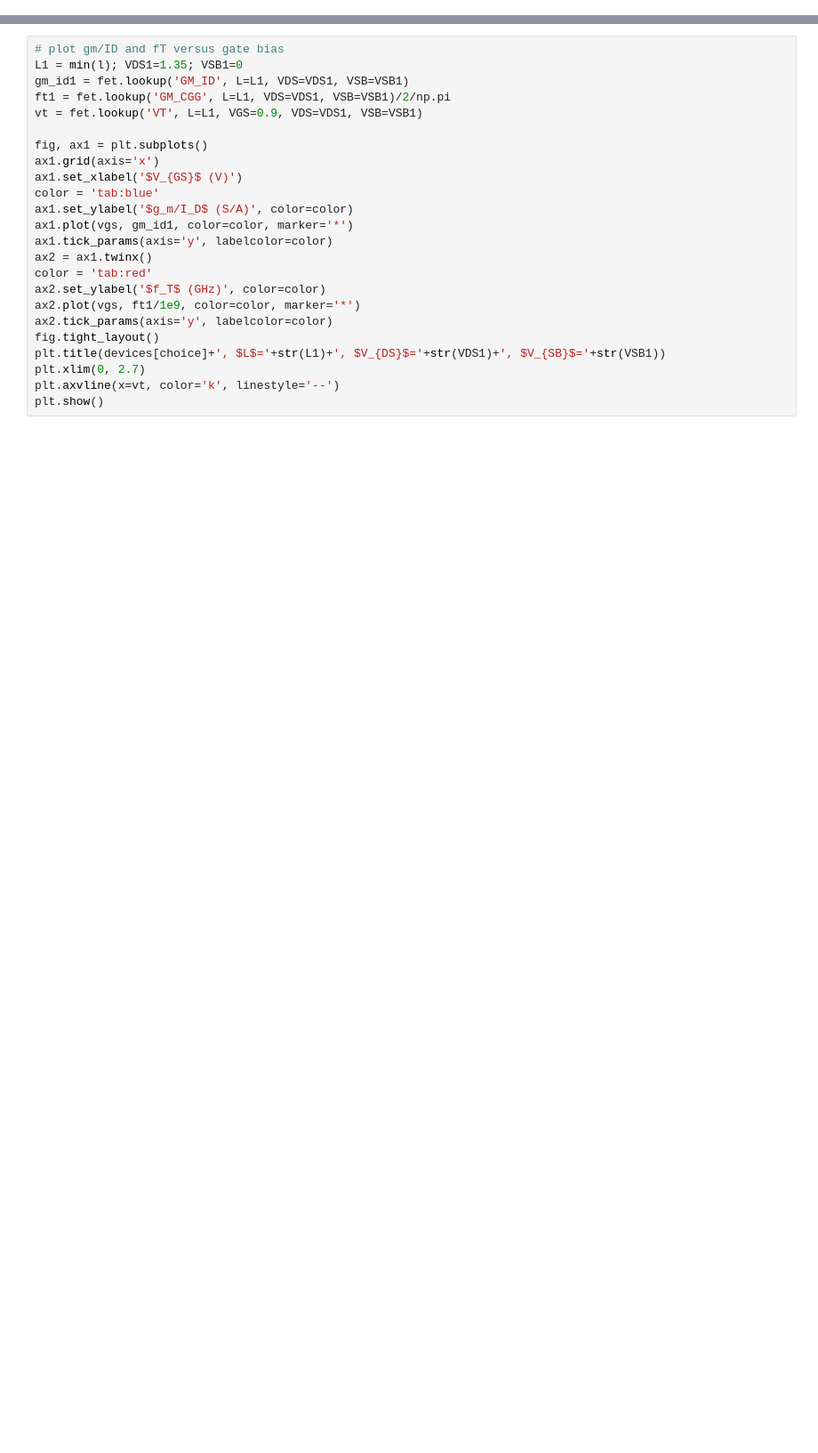
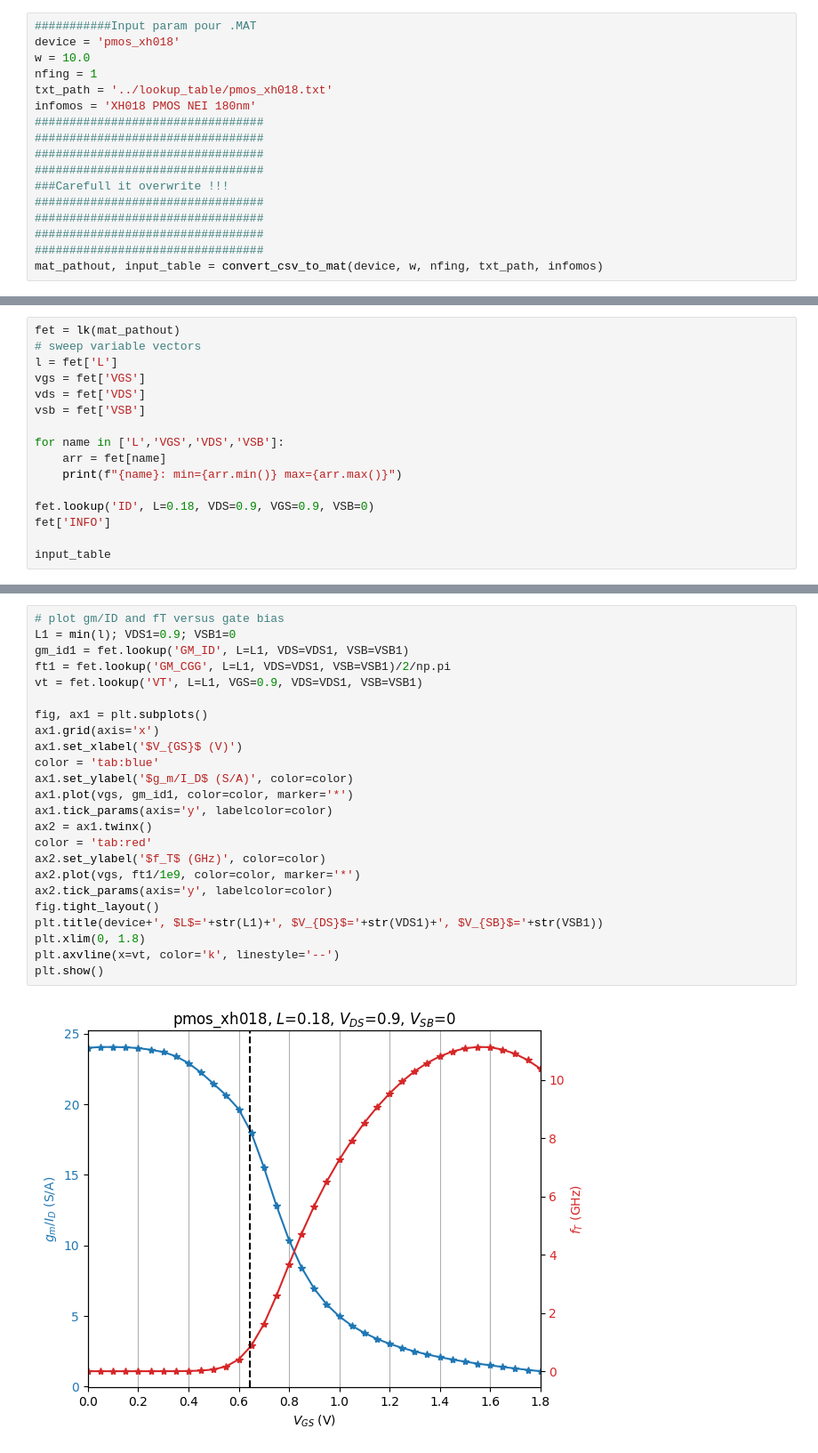
Before and after one commit to Surfeur974/gmadrid, a Jupyter notebook: Lookup_generation/techsweep_txt_to_mat.ipynb, the cells around one changed output, grey strips where cells are left out. Shown at 89% size. Cells and saved outputs as stored; diff of their text form; blank space fills up the shorter version.

```diff
--- a/Lookup_generation/techsweep_txt_to_mat.ipynb
+++ b/Lookup_generation/techsweep_txt_to_mat.ipynb
@@ -99,0 +17,17 @@ fet = lk('../lookup_table/nmos4.mat')
+# %%
+###########Input param pour .MAT
+device = 'pmos_xh018'
+w = 10.0
+nfing = 1
+txt_path = '../lookup_table/pmos_xh018.txt'
+infomos = 'XH018 PMOS NEI 180nm'
+#################################
+#################################
+#################################
+#################################
+###Carefull it overwrite !!!
+#################################
+#################################
+#################################
+#################################
+mat_pathout, input_table = convert_csv_to_mat(device, w, nfing, txt_path, infomos)
@@ -99,0 +38,16 @@ fet = lk('../lookup_table/nmos4.mat')
+# %%
+fet = lk(mat_pathout)
+# sweep variable vectors
+l = fet['L']
+vgs = fet['VGS']
+vds = fet['VDS']
+vsb = fet['VSB']
+
+for name in ['L','VGS','VDS','VSB']:
+    arr = fet[name]
+    print(f"{name}: min={arr.min()} max={arr.max()}")
+
+fet.lookup('ID', L=0.18, VDS=0.9, VGS=0.9, VSB=0)
+fet['INFO']
+
+input_table
@@ -110,27 +91,29 @@ fet.lookup('id', L=2, VDS=1.35, VGS=1.35, VSB=0.0)
 # %%
 # plot gm/ID and fT versus gate bias
-L1 = min(l); VDS1=1.35; VSB1=0
+L1 = min(l); VDS1=0.9; VSB1=0
 gm_id1 = fet.lookup('GM_ID', L=L1, VDS=VDS1, VSB=VSB1)
 ft1 = fet.lookup('GM_CGG', L=L1, VDS=VDS1, VSB=VSB1)/2/np.pi
 vt = fet.lookup('VT', L=L1, VGS=0.9, VDS=VDS1, VSB=VSB1)
 
 fig, ax1 = plt.subplots()
 ax1.grid(axis='x')
 ax1.set_xlabel('$V_{GS}$ (V)')
 color = 'tab:blue'
 ax1.set_ylabel('$g_m/I_D$ (S/A)', color=color)
 ax1.plot(vgs, gm_id1, color=color, marker='*')
 ax1.tick_params(axis='y', labelcolor=color)
 ax2 = ax1.twinx()
 color = 'tab:red'
 ax2.set_ylabel('$f_T$ (GHz)', color=color)
 ax2.plot(vgs, ft1/1e9, color=color, marker='*')
 ax2.tick_params(axis='y', labelcolor=color)
 fig.tight_layout()
-plt.title(devices[choice]+', $L$='+str(L1)+', $V_{DS}$='+str(VDS1)+', $V_{SB}$='+str(VSB1))
-plt.xlim(0, 2.7)
+plt.title(device+', $L$='+str(L1)+', $V_{DS}$='+str(VDS1)+', $V_{SB}$='+str(VSB1))
+plt.xlim(0, 1.8)
 plt.axvline(x=vt, color='k', linestyle='--')
 plt.show()
+# %% [output]
+[figure, added]
 # %%
 # plot gamma versus gm/ID for all L
 gamma = fet.lookup('STH_GM', L=l, VDS=VDS1, VSB=VSB1) / (4*sc.Boltzmann*300)
```
Also changed, not shown: parts of 14 cells of this notebook, 10 other files.
